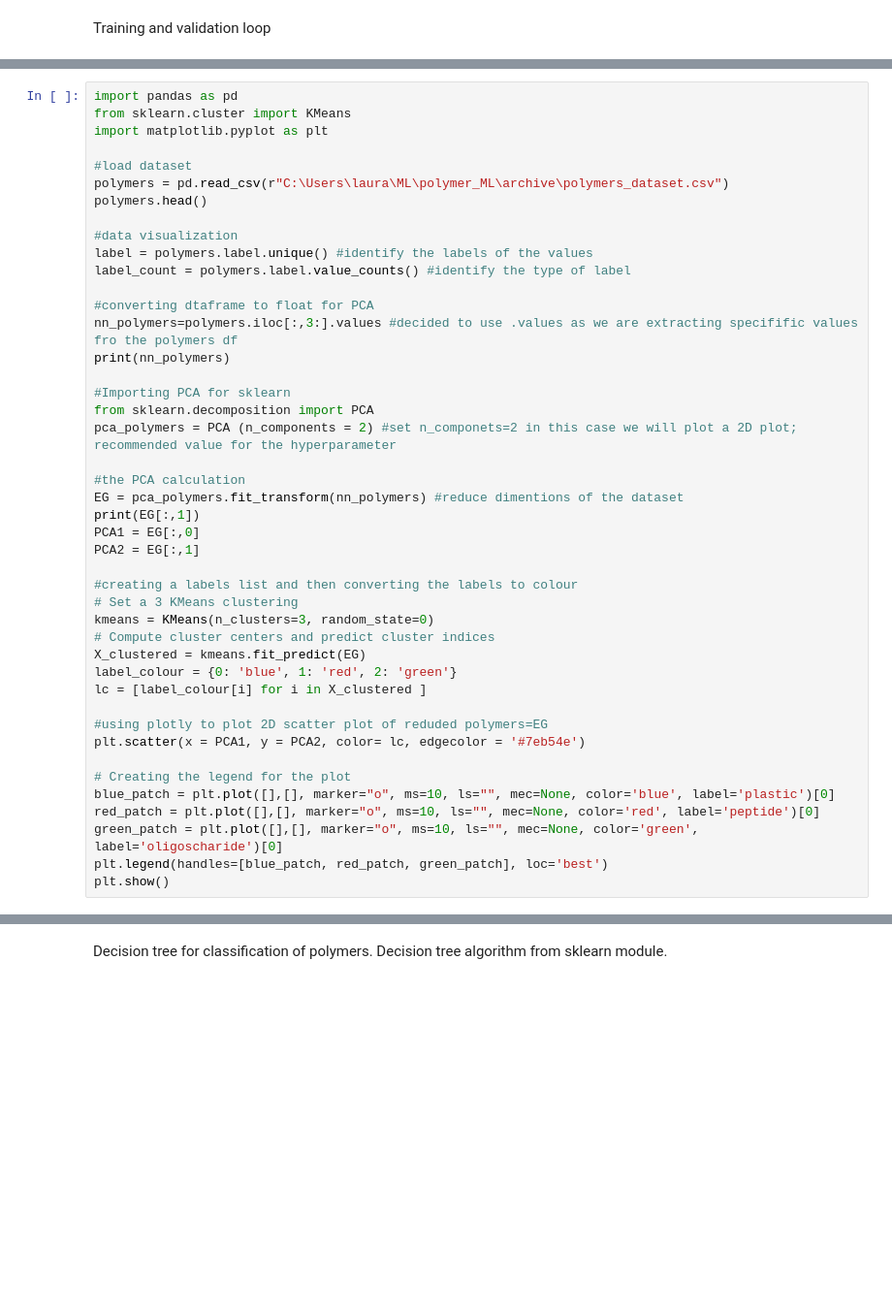
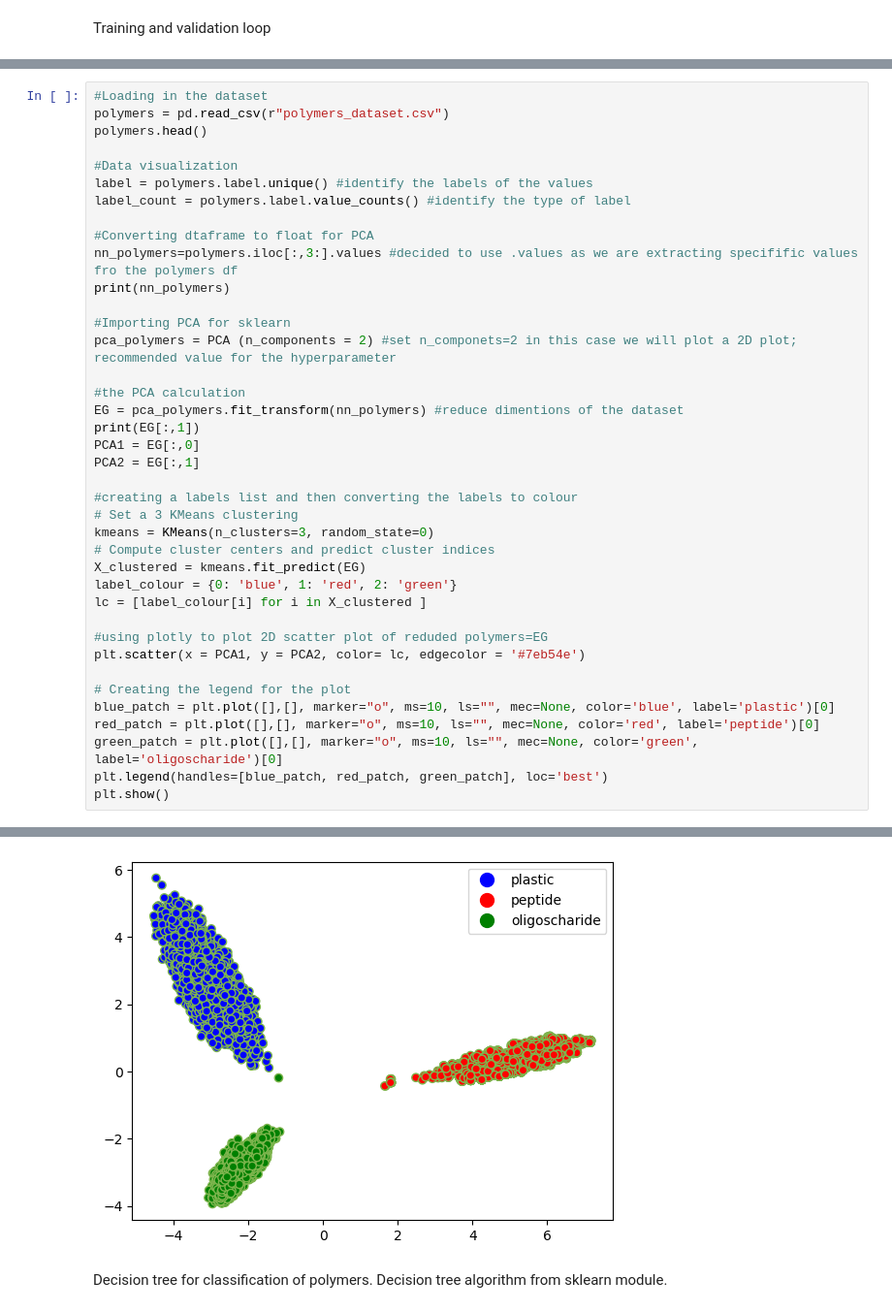
Before and after one commit to SimulationWithDaniel/ML_Polymer_Project, a Jupyter notebook: ML_polymer.ipynb, the cells around one changed output, grey strips where cells are left out. Shown at 97% size. Saved outputs shown, nothing was run; the diff lists cells and outputs as text; blank space fills up the shorter version.

```diff
--- a/ML_polymer.ipynb
+++ b/ML_polymer.ipynb
@@ -288,22 +235,17 @@ PCA on the fingerprints polymer data.
 # %%
-import pandas as pd
-from sklearn.cluster import KMeans
-import matplotlib.pyplot as plt
-
-#load dataset
-polymers = pd.read_csv(r"C:\Users\laura\ML\polymer_ML\archive\polymers_dataset.csv")
+#Loading in the dataset
+polymers = pd.read_csv(r"polymers_dataset.csv")
 polymers.head()
 
-#data visualization
+#Data visualization
 label = polymers.label.unique() #identify the labels of the values
 label_count = polymers.label.value_counts() #identify the type of label
 
-#converting dtaframe to float for PCA
+#Converting dtaframe to float for PCA
 nn_polymers=polymers.iloc[:,3:].values #decided to use .values as we are extracting specifific values fro the polymers df
 print(nn_polymers)
 
 #Importing PCA for sklearn
-from sklearn.decomposition import PCA
 pca_polymers = PCA (n_components = 2) #set n_componets=2 in this case we will plot a 2D plot; recommended value for the hyperparameter
 
 #the PCA calculation
@@ -329,3 +271,4 @@ red_patch = plt.plot([],[], marker="o", ms=10, ls="", mec=None, color='red', lab
 green_patch = plt.plot([],[], marker="o", ms=10, ls="", mec=None, color='green', label='oligoscharide')[0]
 plt.legend(handles=[blue_patch, red_patch, green_patch], loc='best')
 plt.show()
+# %% [output]
@@ -332,3 +284,4 @@ plt.show()
+[figure, added]
 # %% [markdown]
 Decision tree for classification of polymers. Decision tree algorithm from sklearn module.
 # %%
```
Also changed, not shown: parts of 25 cells of this notebook, 1 other file.
